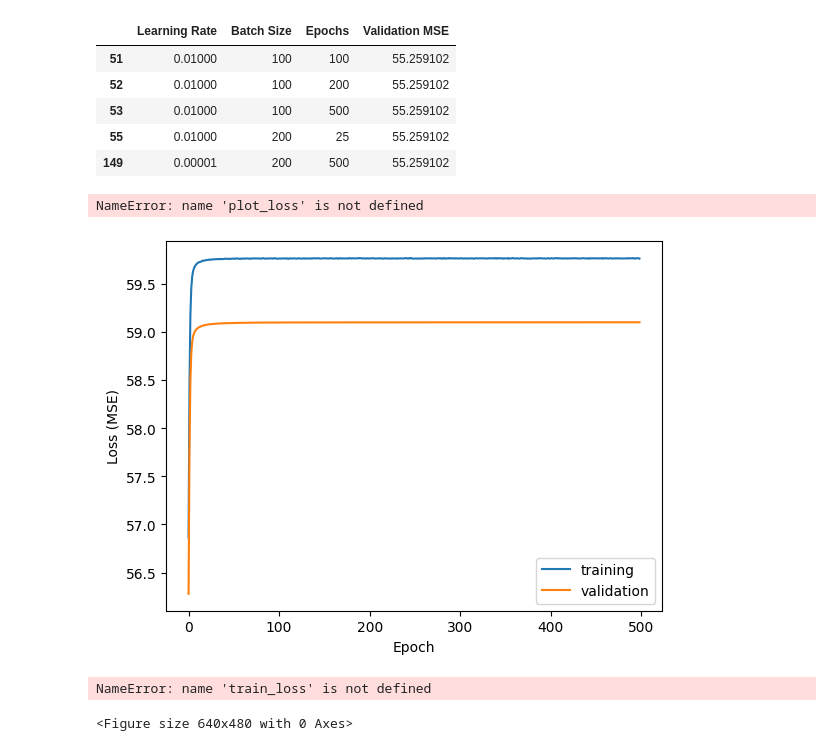
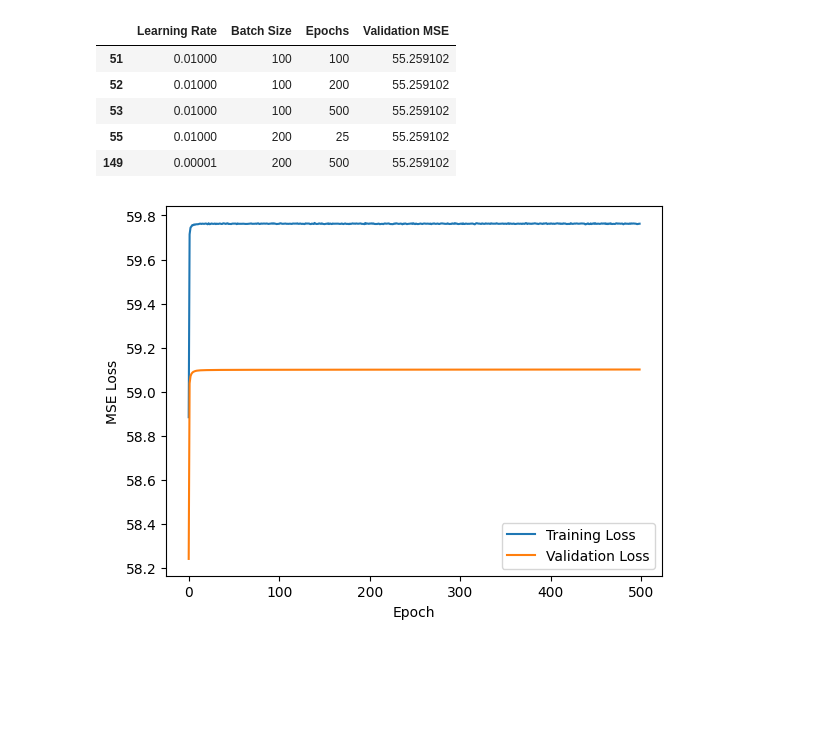
Before and after one commit to J-Pesos/final-nn, a Jupyter notebook: train_autoencoder.ipynb, the cells around one changed output. Saved outputs shown, nothing was run; the diff lists cells and outputs as text; code cells hidden in the pictures; blank space fills up the shorter version.

```diff
--- a/train_autoencoder.ipynb
+++ b/train_autoencoder.ipynb
@@ -173,36 +173,19 @@ optimal_df.sort_values('Validation MSE').tail(5)
 | 55 | 0.01000 | 200 | 25 | 55.259102 |
 | 149 | 0.00001 | 200 | 500 | 55.259102 |
 # %%
-#plotting function
-def plot_loss(per_epoch_loss_train, per_epoch_loss_val):
-
-    plt.plot(per_epoch_loss_train, label='training')
-    plt.plot(per_epoch_loss_val, label='validation')
+def plot_losses(loss_train, loss_val):
+    plt.plot(loss_train, label='Training Loss')
+    plt.plot(loss_val, label='Validation Loss')
     plt.xlabel('Epoch')
-    plt.ylabel('Loss (MSE)')
+    plt.ylabel('MSE Loss')
     plt.legend()
-
     plt.show()
 # %%
-# initialize neural network architecture using the optimal parameters
-# initialize autoencoder
-autoencoder = nn.NeuralNetwork(nn_arch, lr = 0.0001, seed = seed, batch_size = 50, epochs = 500, loss_function = "mse")
-per_epoch_loss_train, per_epoch_loss_val = autoencoder.fit(X_train, y_train, X_test, y_test)
+# Visualize why error is so bad.
+autoencoder = nn.NeuralNetwork(nn_arch, lr = 0.01, seed = seed, batch_size = 100, epochs = 500, loss_function = "mse")
+loss_train, loss_val = autoencoder.fit(X_train, y_train, X_test, y_test)
-# %% [output]
-NameError: name 'plot_loss' is not defined
-# %%
-plot_loss(per_epoch_loss_train, per_epoch_loss_val)
-# %% [output]
-[figure, removed]
-# %%
-# Plot error loss
-plt.figure()
-plt.plot(plot_loss)
-plt.title("Training Losses Per Epoch")
-plt.xlabel('Epoch')
-plt.ylabel('Loss')
-plt.show()
-# %% [output]
-NameError: name 'train_loss' is not defined
-<Figure size 640x480 with 0 Axes>
+# %%
+plot_losses(loss_train, loss_val)
+# %% [output]
+[figure, added]
 # %%
```
Also changed, not shown: parts of 2 cells of this notebook, 1 other file.
